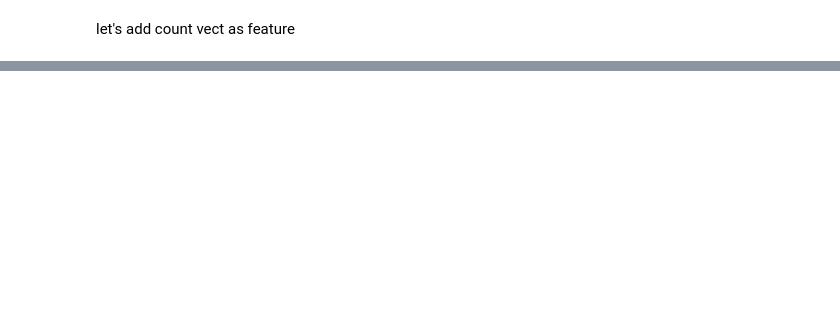
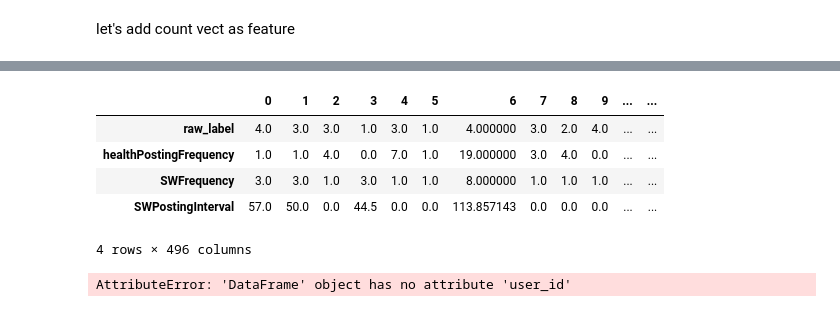
Before and after one commit to luciasalar/suicideDetection, a Jupyter notebook: ObserveFeatures.ipynb, the cells around one changed output, grey strips where cells are left out. Saved outputs shown, nothing was run; the diff lists cells and outputs as text; code cells hidden in the pictures; blank space fills up the shorter version.

```diff
--- a/ObserveFeatures.ipynb
+++ b/ObserveFeatures.ipynb
@@ -1178,0 +758,4 @@ MemoryError:
+# %%
+path = '/home/lucia/phd_work/shareTask/'
+stress = pd.read_csv(path + 'data/clpsych19_training_data/stressed.csv')
+stress.shape
@@ -1178,0 +780,4 @@ MemoryError:
+# %%
+allfea = pd.read_csv(path + 'allFea.csv')
+allfea = allfea.iloc[:,2::]
+allfea.shape
@@ -1178,0 +795,10 @@ MemoryError:
+# %%
+allf = allfea.T
+allf[1:5]
+# %% [output]
+|  | 0 | 1 | 2 | 3 | 4 | 5 | 6 | 7 | 8 | 9 | ... | ... |
+| raw_label | 4.0 | 3.0 | 3.0 | 1.0 | 3.0 | 1.0 | 4.000000 | 3.0 | 2.0 | 4.0 | ... | ... |
+| healthPostingFrequency | 1.0 | 1.0 | 4.0 | 0.0 | 7.0 | 1.0 | 19.000000 | 3.0 | 4.0 | 0.0 | ... | ... |
+| SWFrequency | 3.0 | 3.0 | 1.0 | 3.0 | 1.0 | 1.0 | 8.000000 | 1.0 | 1.0 | 1.0 | ... | ... |
+| SWPostingInterval | 57.0 | 50.0 | 0.0 | 44.5 | 0.0 | 0.0 | 113.857143 | 0.0 | 0.0 | 0.0 | ... | ... |
+4 rows × 496 columns
@@ -1178,0 +809,7 @@ MemoryError:
+# %%
+dropFea = pd.merge(fea, allf, right_index=True, left_index=True, how ='right')
+sortFea = dropFea.sort_values(by=['importance'],ascending=False)
+sortFea.user_id
+#trainFea = sortFea[1:100].T
+# %% [output]
+AttributeError: 'DataFrame' object has no attribute 'user_id'
```
Also changed, not shown: parts of 53 cells of this notebook.
